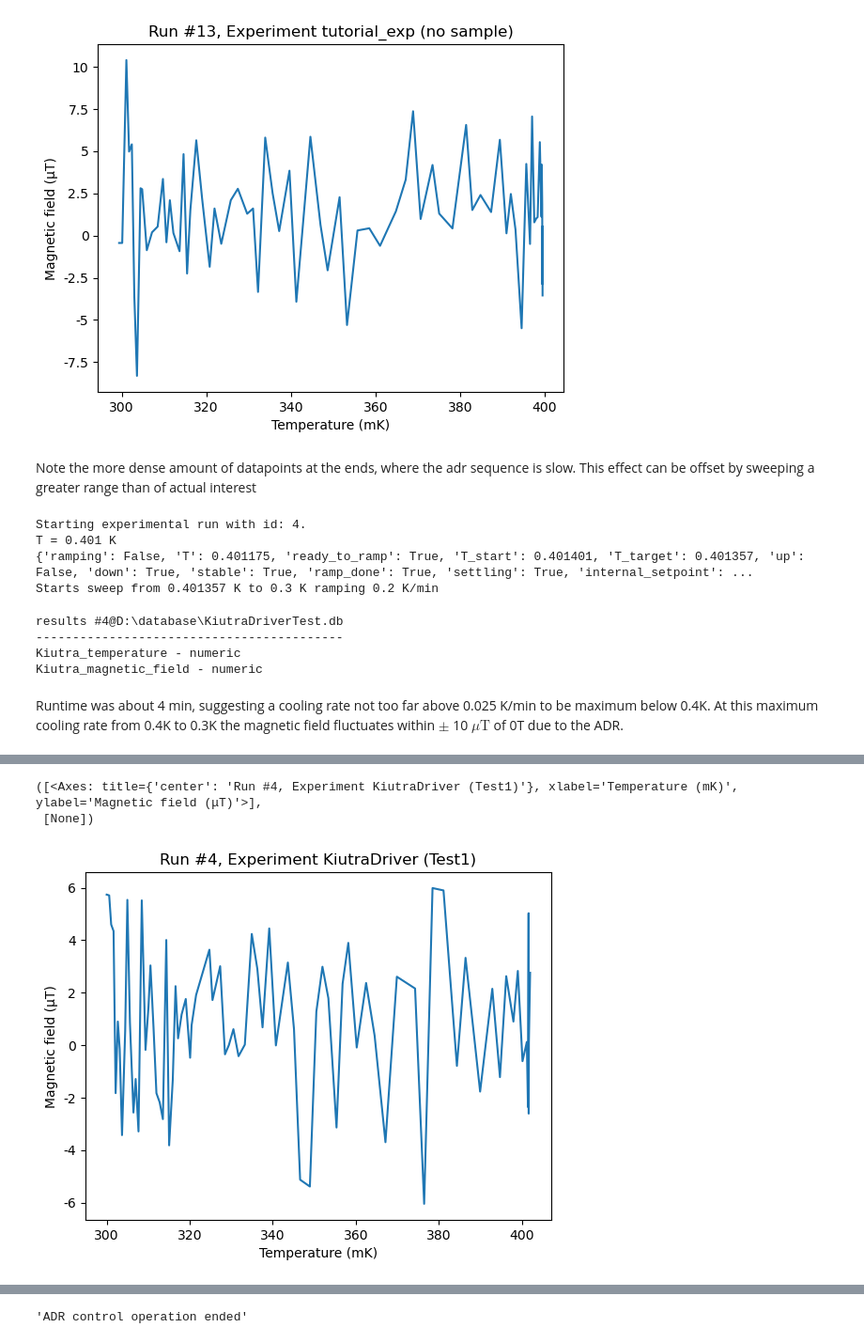
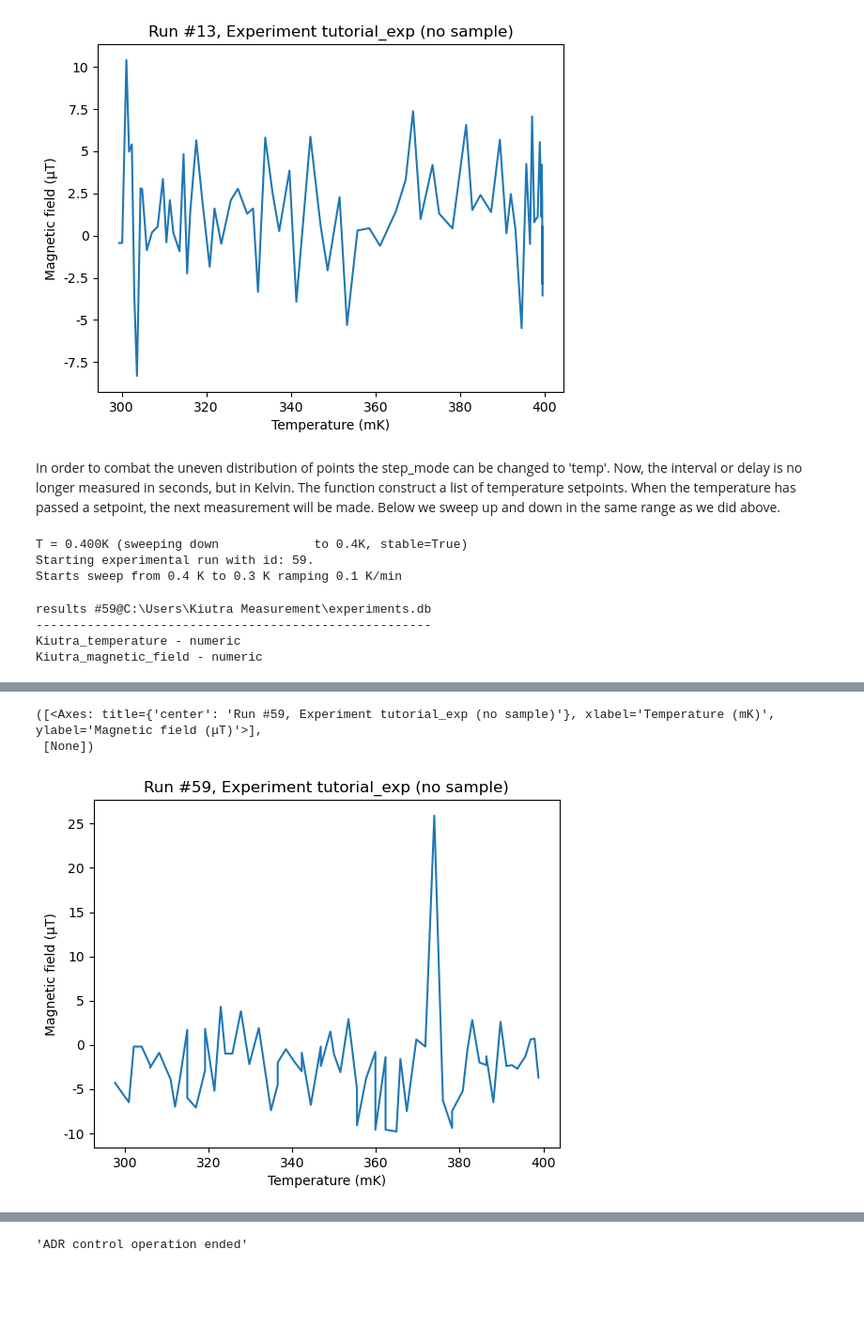
Before and after one commit to RasmusBC59/KiutraDriver, a Jupyter notebook: DriverExamplefromKiutra.ipynb, the cells around one changed output, grey strips where cells are left out. Shown at 94% size. Saved outputs shown, nothing was run; the diff lists cells and outputs as text; code cells hidden in the pictures; blank space fills up the shorter version.

```diff
--- a/DriverExamplefromKiutra.ipynb
+++ b/DriverExamplefromKiutra.ipynb
@@ -243,21 +252,18 @@ Trying to mark a run completed that was already completed.
 ([<Axes: title={'center': 'Run #13, Experiment tutorial_exp (no sample)'}, xlabel='Temperature (mK)', ylabel='Magnetic field (μT)'>],
  [None])
 [figure]
-# %% [markdown]
-Note the more dense amount of datapoints at the ends, where the adr sequence is slow. This effect can be offset by sweeping a greater range than of actual interest
+# %% [markdown]
+In order to combat the uneven distribution of points the step_mode can be changed to 'temp'. Now, the interval or delay is no longer measured in seconds, but in Kelvin. The function construct a list of temperature setpoints. When the temperature has passed a setpoint, the next measurement will be made. Below we sweep up and down in the same range as we did above.
 # %%
-TSweepMeasurement(Kiutra, 0.4, 0.3, 0.2, 1, Kiutra.magnetic_field)
+TSweepMeasurement(Kiutra, 0.4, 0.3, 0.1, 0.001, Kiutra.magnetic_field, step_mode='temp')
 # %% [output]
-Starting experimental run with id: 4.
-T = 0.401 K
-{'ramping': False, 'T': 0.401175, 'ready_to_ramp': True, 'T_start': 0.401401, 'T_target': 0.401357, 'up': False, 'down': True, 'stable': True, 'ramp_done': True, 'settling': True, 'internal_setpoint': ...
-Starts sweep from 0.401357 K to 0.3 K ramping 0.2 K/min
+T = 0.400K (sweeping down             to 0.4K, stable=True)
+Starting experimental run with id: 59.
+Starts sweep from 0.4 K to 0.3 K ramping 0.1 K/min
-results #4@D:\database\KiutraDriverTest.db
-------------------------------------------
+results #59@C:\Users\Kiutra Measurement\experiments.db
+------------------------------------------------------
 Kiutra_temperature - numeric
 Kiutra_magnetic_field - numeric
-# %% [markdown]
-Runtime was about 4 min, suggesting a cooling rate not too far above 0.025 K/min to be maximum below 0.4K. At this maximum cooling rate from 0.4K to 0.3K the magnetic field fluctuates within $\pm$ 10 $\mu \text{T}$ of 0T due to the ADR.
 # %%
-plot_by_id(4)
+plot_by_id(59)
 # %% [output]
@@ -265,3 +271,3 @@ plot_by_id(4)
-([<Axes: title={'center': 'Run #4, Experiment KiutraDriver (Test1)'}, xlabel='Temperature (mK)', ylabel='Magnetic field (μT)'>],
+([<Axes: title={'center': 'Run #59, Experiment tutorial_exp (no sample)'}, xlabel='Temperature (mK)', ylabel='Magnetic field (μT)'>],
  [None])
-[figure, old version]
+[figure, new version]
```
Also changed, not shown: parts of 57 cells of this notebook, 1 other file.
